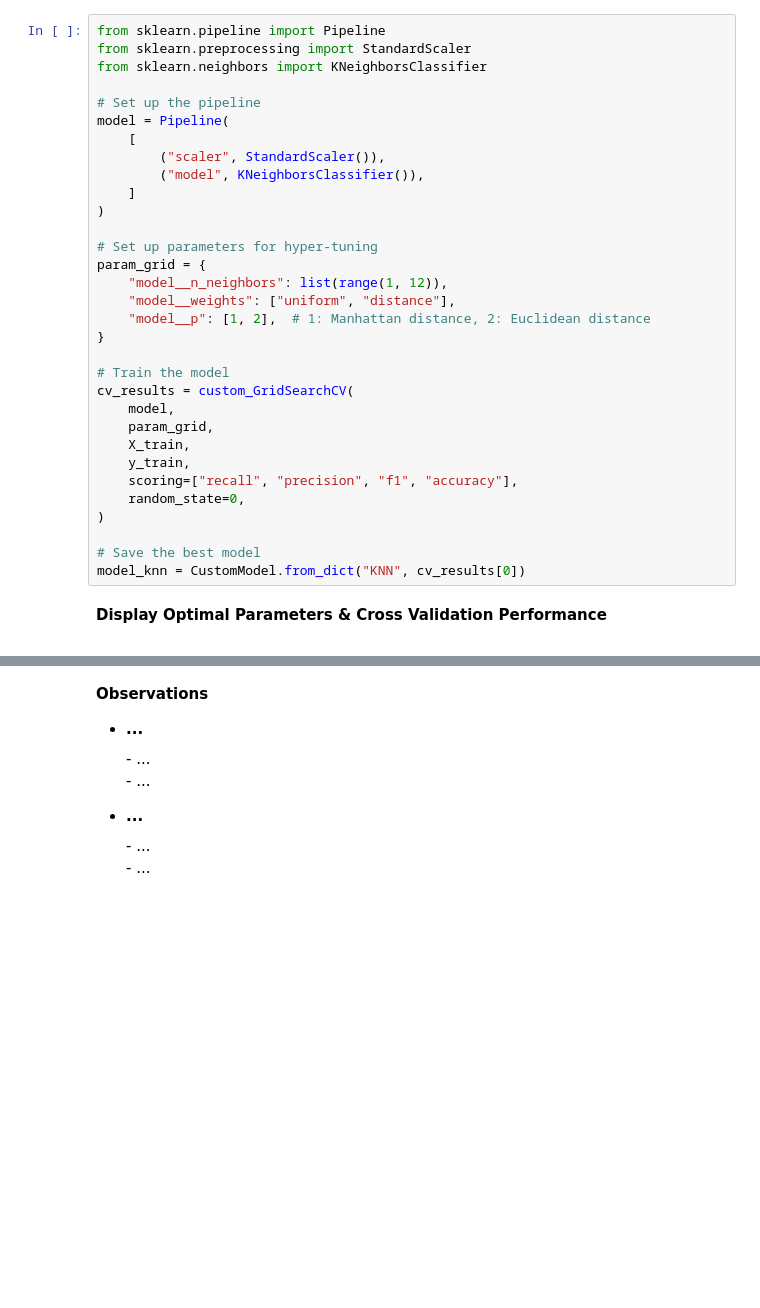
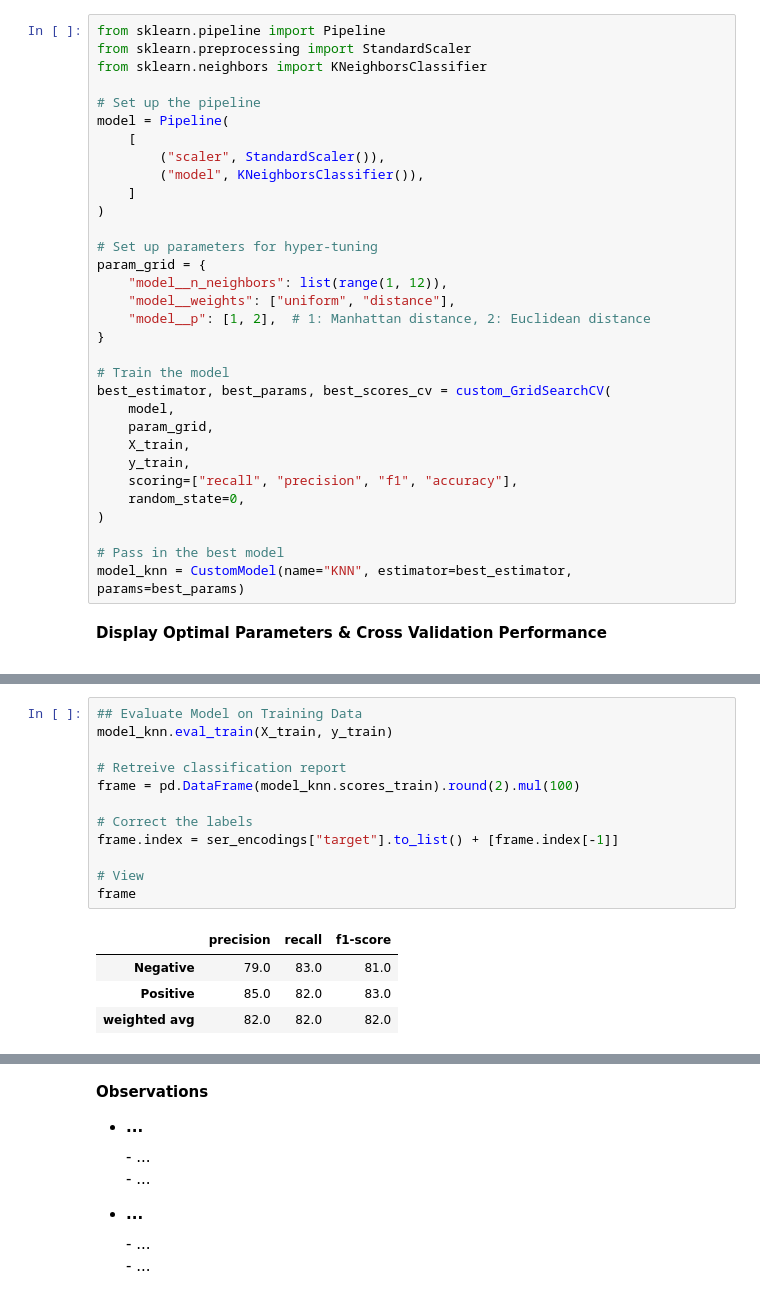
Before and after one commit to sal-siddiqui/heart-disease-prediction, a Jupyter notebook: my-attempt.ipynb, the cells around one changed output, grey strips where cells are left out. Drawn from its saved outputs; the diff is of its cells as text; blank space fills up the shorter version.

```diff
--- a/my-attempt.ipynb
+++ b/my-attempt.ipynb
@@ -1542,7 +1570,7 @@ param_grid = {
 }
 
 # Train the model
-cv_results = custom_GridSearchCV(
+best_estimator, best_params, best_scores_cv = custom_GridSearchCV(
     model,
     param_grid,
     X_train,
@@ -1551,8 +1579,8 @@ cv_results = custom_GridSearchCV(
     random_state=0,
 )
 
-# Save the best model
-model_knn = CustomModel.from_dict("KNN", cv_results[0])
+# Pass in the best model
+model_knn = CustomModel(name="KNN", estimator=best_estimator, params=best_params)
 # %% [markdown]
 <div style="font-size:15px">
 
@@ -1620,0 +1615,17 @@ custom_classification_report(y_test, y_pred, labels=labels)
+# %%
+## Evaluate Model on Training Data
+model_knn.eval_train(X_train, y_train)
+
+# Retreive classification report
+frame = pd.DataFrame(model_knn.scores_train).round(2).mul(100)
+
+# Correct the labels
+frame.index = ser_encodings["target"].to_list() + [frame.index[-1]]
+
+# View
+frame
+# %% [output]
+|  | precision | recall | f1-score |
+| Negative | 79.0 | 83.0 | 81.0 |
+| Positive | 85.0 | 82.0 | 83.0 |
+| weighted avg | 82.0 | 82.0 | 82.0 |
```
Also changed, not shown: parts of 20 cells of this notebook, 1 other file.
